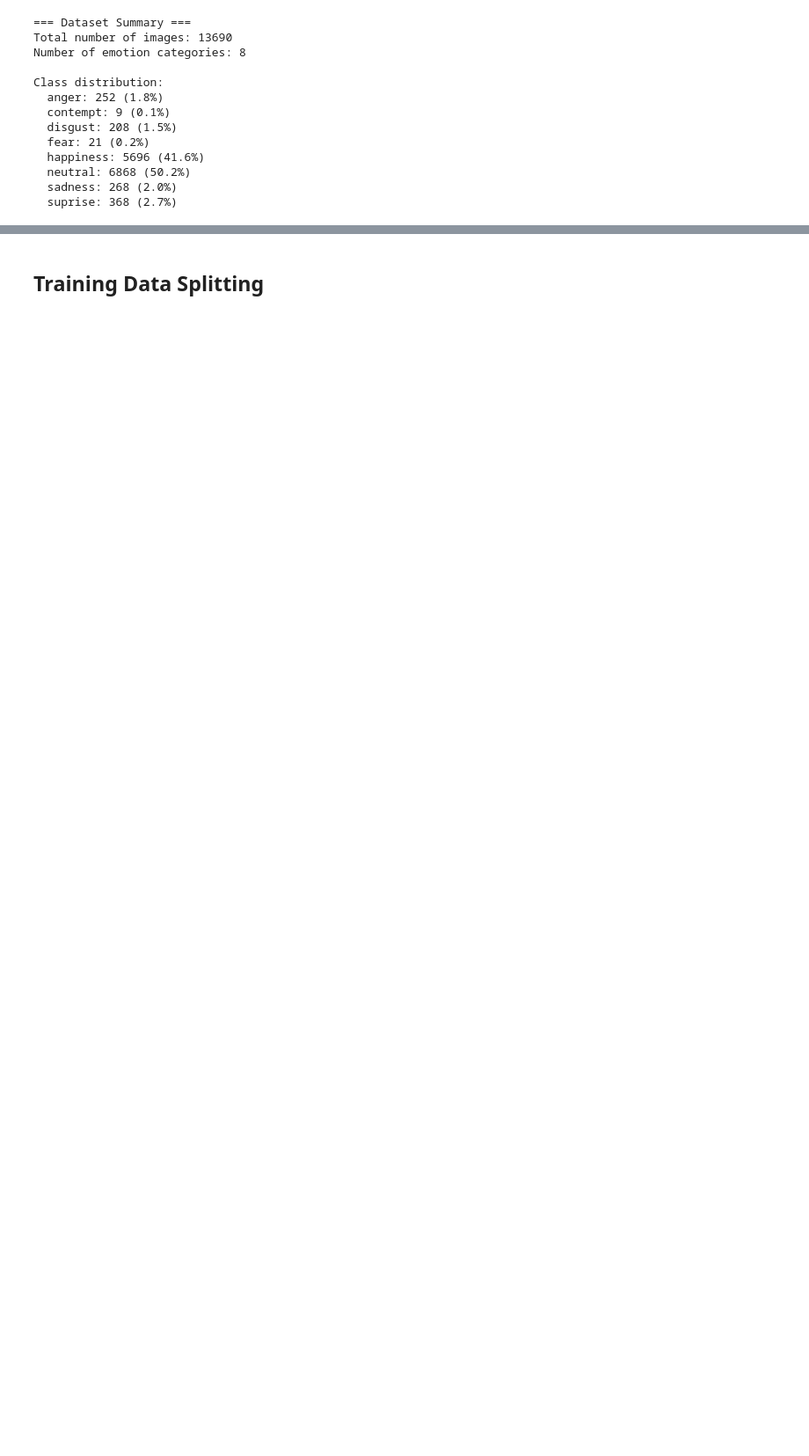
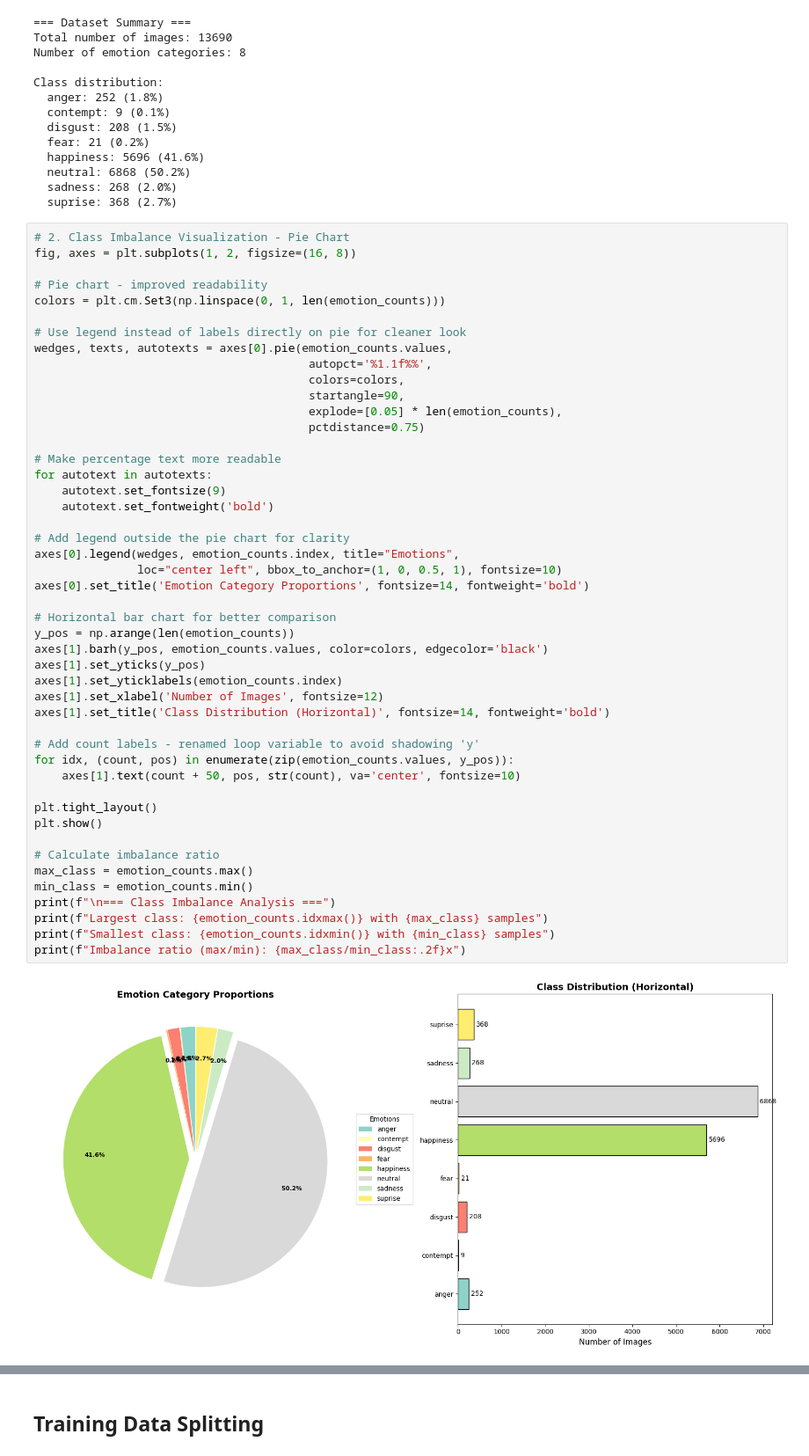
Before and after one commit to ziqil40/Emotion-Detection, a Jupyter notebook: Training.ipynb, the cells around one changed output, grey strips where cells are left out. Shown at 88% size. Saved outputs shown, nothing was run; the diff lists cells and outputs as text; blank space fills up the shorter version.

```diff
--- a/Training.ipynb
+++ b/Training.ipynb
@@ -130,3 +130,52 @@ Class distribution:
   neutral: 6868 (50.2%)
   sadness: 268 (2.0%)
   suprise: 368 (2.7%)
+# %%
+# 2. Class Imbalance Visualization - Pie Chart
+fig, axes = plt.subplots(1, 2, figsize=(16, 8))
+
+# Pie chart - improved readability
+colors = plt.cm.Set3(np.linspace(0, 1, len(emotion_counts)))
+
+# Use legend instead of labels directly on pie for cleaner look
+wedges, texts, autotexts = axes[0].pie(emotion_counts.values,
+                                        autopct='%1.1f%%',
+                                        colors=colors,
+                                        startangle=90,
+                                        explode=[0.05] * len(emotion_counts),
+                                        pctdistance=0.75)
+
+# Make percentage text more readable
+for autotext in autotexts:
+    autotext.set_fontsize(9)
+    autotext.set_fontweight('bold')
+
+# Add legend outside the pie chart for clarity
+axes[0].legend(wedges, emotion_counts.index, title="Emotions",
+               loc="center left", bbox_to_anchor=(1, 0, 0.5, 1), fontsize=10)
+axes[0].set_title('Emotion Category Proportions', fontsize=14, fontweight='bold')
+
+# Horizontal bar chart for better comparison
+y_pos = np.arange(len(emotion_counts))
+axes[1].barh(y_pos, emotion_counts.values, color=colors, edgecolor='black')
+axes[1].set_yticks(y_pos)
+axes[1].set_yticklabels(emotion_counts.index)
+axes[1].set_xlabel('Number of Images', fontsize=12)
+axes[1].set_title('Class Distribution (Horizontal)', fontsize=14, fontweight='bold')
+
+# Add count labels - renamed loop variable to avoid shadowing 'y'
+for idx, (count, pos) in enumerate(zip(emotion_counts.values, y_pos)):
+    axes[1].text(count + 50, pos, str(count), va='center', fontsize=10)
+
+plt.tight_layout()
+plt.show()
+
+# Calculate imbalance ratio
+max_class = emotion_counts.max()
+min_class = emotion_counts.min()
+print(f"\n=== Class Imbalance Analysis ===")
+print(f"Largest class: {emotion_counts.idxmax()} with {max_class} samples")
+print(f"Smallest class: {emotion_counts.idxmin()} with {min_class} samples")
+print(f"Imbalance ratio (max/min): {max_class/min_class:.2f}x")
+# %% [output]
+[figure, added]
```
Also changed, not shown: parts of 17 cells of this notebook.
